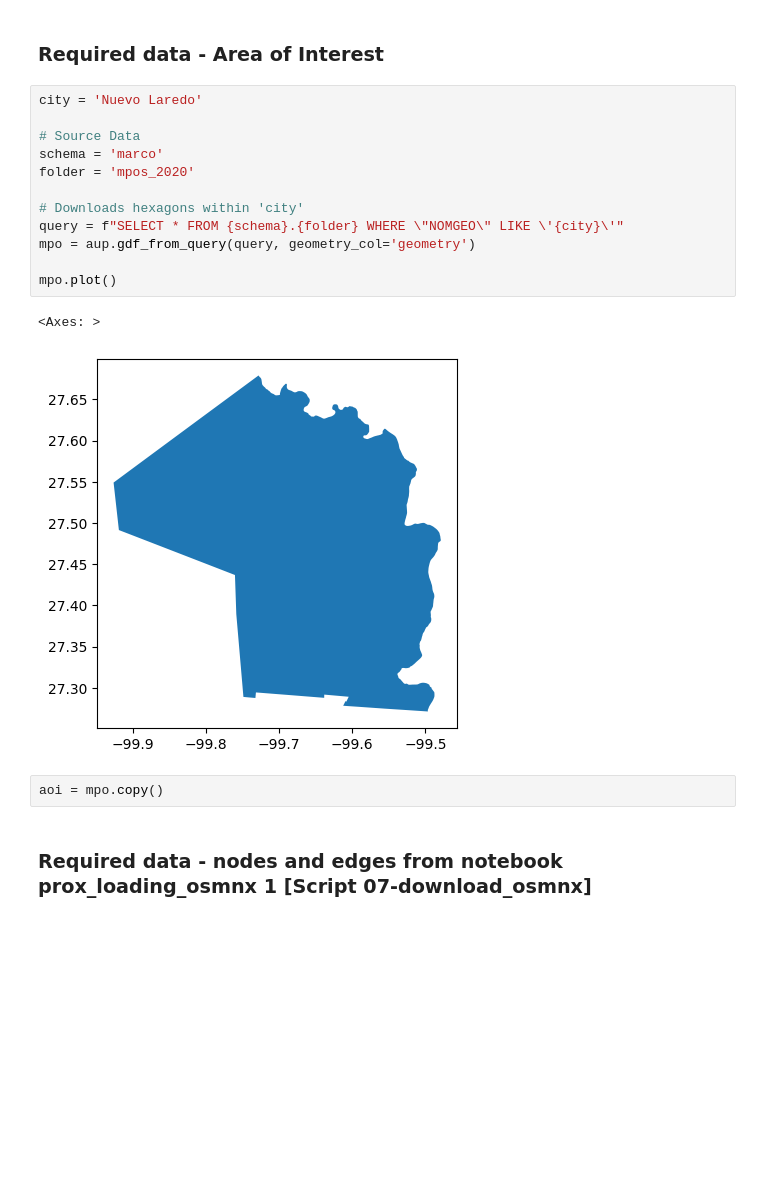
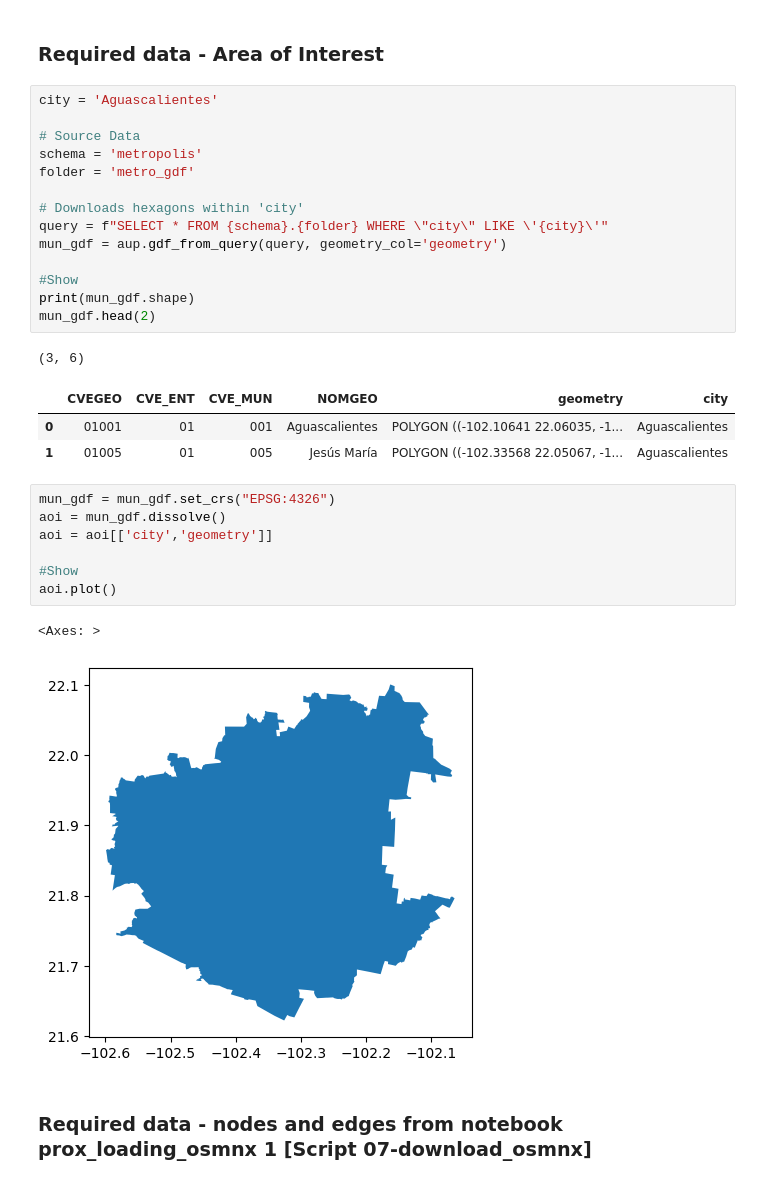
Before and after one commit to Observatorio-Ciudades/accesibilidad-urbana, a Jupyter notebook: notebooks/proximity_analysis_latam/prox_loading_osmnx 2 [Script 01_denue_to_nodes].ipynb, the cells around one changed output. Drawn from its saved outputs; the diff is of its cells as text; blank space fills up the shorter version.

```diff
--- a/notebooks/proximity_analysis_latam/prox_loading_osmnx 2 [Script 01_denue_to_nodes].ipynb
+++ b/notebooks/proximity_analysis_latam/prox_loading_osmnx 2 [Script 01_denue_to_nodes].ipynb
@@ -27,22 +27,34 @@ save = True
 # %% [markdown]
 ### Required data - Area of Interest
 # %%
-city = 'Nuevo Laredo'
+city = 'Aguascalientes'
 
 # Source Data
-schema = 'marco'
-folder = 'mpos_2020'
+schema = 'metropolis'
+folder = 'metro_gdf'
 
 # Downloads hexagons within 'city'
-query = f"SELECT * FROM {schema}.{folder} WHERE \"NOMGEO\" LIKE \'{city}\'"
-mpo = aup.gdf_from_query(query, geometry_col='geometry')
+query = f"SELECT * FROM {schema}.{folder} WHERE \"city\" LIKE \'{city}\'"
+mun_gdf = aup.gdf_from_query(query, geometry_col='geometry')
 
-mpo.plot()
+#Show
+print(mun_gdf.shape)
+mun_gdf.head(2)
 # %% [output]
-<Axes: >
+(3, 6)
-[figure, removed]
+|  | CVEGEO | CVE_ENT | CVE_MUN | NOMGEO | geometry | city |
+| 0 | 01001 | 01 | 001 | Aguascalientes | POLYGON ((-102.10641 22.06035, -1... | Aguascalientes |
+| 1 | 01005 | 01 | 005 | Jesús María | POLYGON ((-102.33568 22.05067, -1... | Aguascalientes |
 # %%
-aoi = mpo.copy()
+mun_gdf = mun_gdf.set_crs("EPSG:4326")
+aoi = mun_gdf.dissolve()
+aoi = aoi[['city','geometry']]
+
+#Show
+aoi.plot()
+# %% [output]
+<Axes: >
+[figure, added]
 # %% [markdown]
 ### Required data - nodes and edges from notebook prox_loading_osmnx 1 [Script 07-download_osmnx]
 # %%
```
Also changed, not shown: parts of 5 cells of this notebook, 1 other file.
